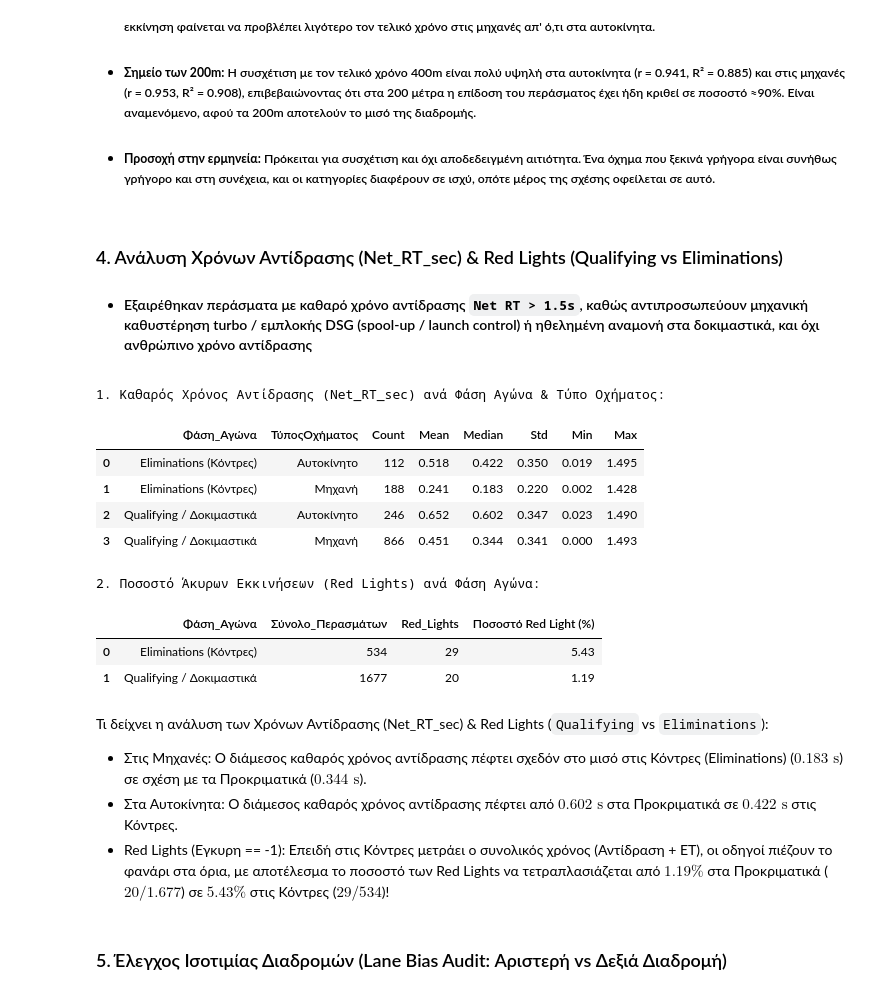
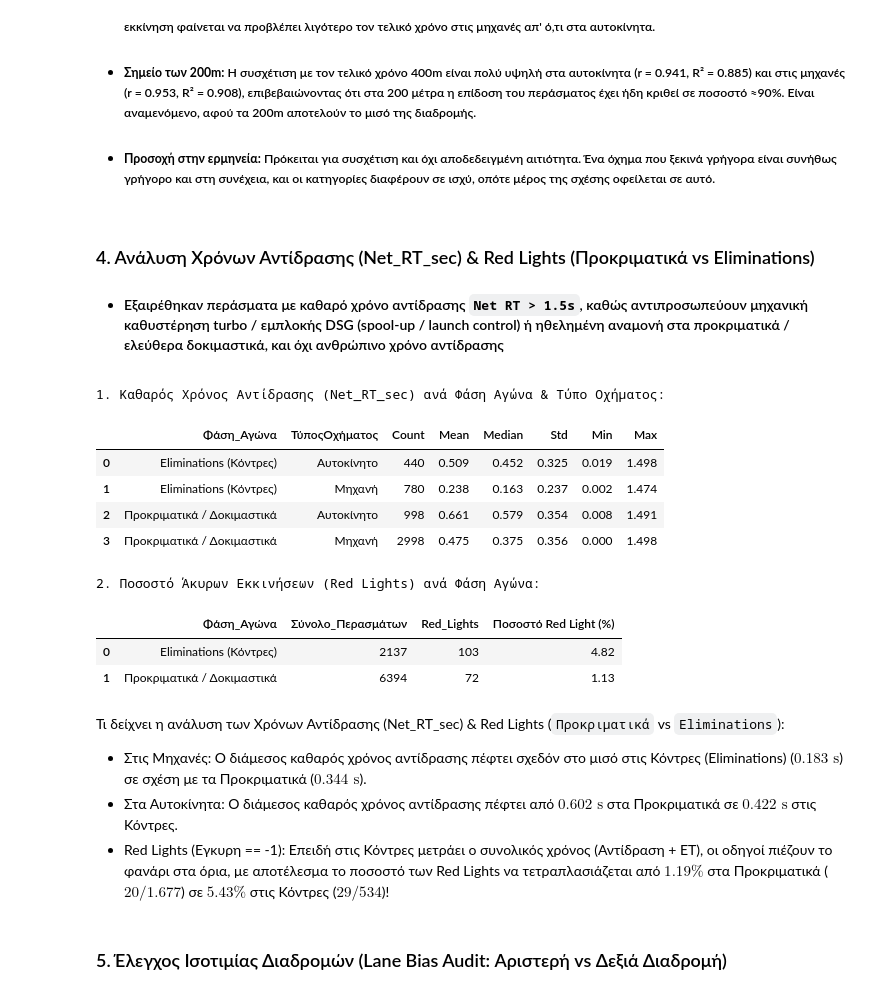
Before and after one commit to zcamp23/LENOE_stats, a Jupyter notebook: notebooks/03_performance_and_track_analysis.ipynb, the cells around one changed output. Saved outputs shown, nothing was run; the diff lists cells and outputs as text; code cells hidden in the pictures.

Commit message:
complete notebook 03, outputs & conclusions are not finalized: they changed due to addition of more years (2023-2026)

```diff
--- a/notebooks/03_performance_and_track_analysis.ipynb
+++ b/notebooks/03_performance_and_track_analysis.ipynb
@@ -2,7 +2,7 @@
 ### 1. Φόρτωση Καθαρών Περασμάτων & Προετοιμασία Μεταβλητών
 # %%
 # Φόρτωση του clean_results.csv, φιλτράρισμα των καθαρών περασμάτων (Is_Clean_Pass == True)
-# και δημιουργία ετικετών για τη Διαδρομή (Αριστερή / Δεξιά) και τη Φάση Αγώνα (Qualifying vs Eliminations).
+# και δημιουργία ετικετών για τη Διαδρομή (Αριστερή / Δεξιά) και τη Φάση Αγώνα (Προκριματικά vs Eliminations).
 
 import os
 import pandas as pd
@@ -19,15 +19,18 @@ FIGURES_DIR = os.path.join("..", "outputs", "figures")
 os.makedirs(FIGURES_DIR, exist_ok=True)
 
 results = pd.read_csv(os.path.join(PROCESSED_DIR, "clean_results.csv"))
+# Εξαίρεση των Φορτηγών από το dataset (έχουν ελάχιστα περάσματα) --> γιαυτό το Σύνολο Καθαρών Περασμάτων θα είναι λίγο λιγότερα από αυτά που βγάζει το notebook_01!
+results = results[results['ΤύποςΟχήματος'] != 'Φορτηγό'].copy()
+
 clean = results[results['Is_Clean_Pass'] == True].copy()
 
 # Αντιστοίχιση ονομάτων Διαδρομής (1 = Αριστερή, 2 = Δεξιά) και Φάσης Αγώνα
 clean['Διαδρομή_Όνομα'] = clean['Διαδρομή'].map({1: 'Αριστερή (Lane 1)', 2: 'Δεξιά (Lane 2)'})
-# Αν η ΠεριγραφήΚατάταξης == 'Με Συνολικό Χρόνο' τότε είμαστε σε κόντρες (μετράει και το reaction time), αλλιώς είμαστε σε προκριματικά ή δοκιμαστικά (ΠεριγραφήΚατάταξης == 'Με χρόνο τερματισμού' ή 'Με διαφορά δηλωτού χρόνου')
+# Αν η ΠεριγραφήΚατάταξης == 'Με Συνολικό Χρόνο' τότε είμαστε σε κόντρες (μετράει και το reaction time), αλλιώς είμαστε σε προκριματικά ή ελεύθερα δοκιμαστικά (ΠεριγραφήΚατάταξης == 'Με χρόνο τερματισμού' ή 'Με διαφορά δηλωτού χρόνου')
 clean['Φάση_Αγώνα'] = np.where(
     clean['ΠεριγραφήΚατάταξης'] == 'Με Συνολικό Χρόνο',
     'Eliminations (Κόντρες)',
-    'Qualifying / Δοκιμαστικά'
+    'Προκριματικά / Δοκιμαστικά' # Δοκιμαστικά = ΕΛΕΥΘΕΡΑ ΔΟΚΙΜΑΣΤΙΚΑ
 )
 
 clean_400 = clean[(clean['Απόσταση_Κατηγορίας_m'] == 400) & (clean['Χρόνος200_sec'] > 0)].copy() # βγάζω τα περάσματα που δεν έχουν χρόνο στα 200 γιατί μετά υπολογίζω BackHalf 200-400m
@@ -123,57 +126,57 @@ display(reg_df)
 - ##### **Σημείο των 200m:** Η συσχέτιση με τον τελικό χρόνο 400m είναι πολύ υψηλή στα αυτοκίνητα (r = 0.941, R² = 0.885) και στις μηχανές (r = 0.953, R² = 0.908), επιβεβαιώνοντας ότι στα 200 μέτρα η επίδοση του περάσματος έχει ήδη κριθεί σε ποσοστό ≈90%. Είναι αναμενόμενο, αφού τα 200m αποτελούν το μισό της διαδρομής.
 - ##### **Προσοχή στην ερμηνεία:** Πρόκειται για συσχέτιση και όχι αποδεδειγμένη αιτιότητα. Ένα όχημα που ξεκινά γρήγορα είναι συνήθως γρήγορο και στη συνέχεια, και οι κατηγορίες διαφέρουν σε ισχύ, οπότε μέρος της σχέσης οφείλεται σε αυτό.
 # %% [markdown]
-### 4. Ανάλυση Χρόνων Αντίδρασης (Net_RT_sec) & Red Lights (Qualifying vs Eliminations)
-- #### Εξαιρέθηκαν περάσματα με καθαρό χρόνο αντίδρασης `Net RT > 1.5s`, καθώς αντιπροσωπεύουν μηχανική καθυστέρηση turbo / εμπλοκής DSG (spool-up / launch control) ή ηθελημένη αναμονή στα δοκιμαστικά, και όχι ανθρώπινο χρόνο αντίδρασης
+### 4. Ανάλυση Χρόνων Αντίδρασης (Net_RT_sec) & Red Lights (Προκριματικά vs Eliminations)
+- #### Εξαιρέθηκαν περάσματα με καθαρό χρόνο αντίδρασης `Net RT > 1.5s`, καθώς αντιπροσωπεύουν μηχανική καθυστέρηση turbo / εμπλοκής DSG (spool-up / launch control) ή ηθελημένη αναμονή στα προκριματικά / ελεύθερα δοκιμαστικά, και όχι ανθρώπινο χρόνο αντίδρασης
 # %%
 # Ανάλυση του Καθαρού Χρόνου Αντίδρασης (Net_RT_sec = ΧρόνοςΑντίδρασης_sec - 0.400)
 # και του ποσοστού Άκυρων Εκκινήσεων (Red Lights / Εγκυρη == -1) ανάμεσα στα Προκριματικά
-# (Qualifying / Δοκιμαστικά) και τις Κόντρες (Eliminations).
+# (Προκριματικά / Δοκιμαστικά) και τις Κόντρες (Eliminations).
 
 # 1. Στατιστικά Καθαρού Χρόνου Αντίδρασης (έγκυρες αντιδράσεις 0.000s έως 1.500s)
-    # ΔΕΝ ΠΡΕΠΕΙ να συμπεριλάβω και τα DSG/Turbo αυτοκίνητα που χρειάζονται παραπάνω δευτερόλεπτα πριν πάρουν εκκίνηση για να χτίσουν πίεση γιατί ΧΑΝΕΤΑΙ ΤΟ ΝΟΗΜΑ της ανάλυσης!
+    # ΔΕΝ ΠΡΕΠΕΙ να συμπεριλάβω και τα DSG/Turbo αυτοκίνητα που χρειάζονται παραπάνω δευτερόλεπτα πριν πάρουν εκκίνηση για να χτίσουν πίεση, γιατί ΧΑΝΕΤΑΙ ΤΟ ΝΟΗΜΑ της ανάλυσης!
 rt_clean = clean[clean['Net_RT_sec'].between(0.0, 1.5)].copy()
 
 rt_summary = (
     rt_clean.groupby(['Φάση_Αγώνα', 'ΤύποςΟχήματος'])['Net_RT_sec']
     .agg(Count='count', Mean='mean', Median='median', Std='std', Min='min', Max='max')
     .round(3)
     .reset_index()
 )
 print("1. Καθαρός Χρόνος Αντίδρασης (Net_RT_sec) ανά Φάση Αγώνα & Τύπο Οχήματος:")
 display(rt_summary)
 
 # 2. Συχνότητα Άκυρων Εκκινήσεων (Red Lights: Εγκυρη == -1) ανά Φάση Αγώνα
 champ_runs = results[(results['ΠΙΣΤΑ'] != 'ΔΟΚΙΜΕΣ') & (results['ααΣυμμετοχής'] > 0)].copy()
 champ_runs['Φάση_Αγώνα'] = np.where(
     champ_runs['ΠεριγραφήΚατάταξης'] == 'Με Συνολικό Χρόνο',
     'Eliminations (Κόντρες)',
-    'Qualifying / Δοκιμαστικά'
+    'Προκριματικά / Δοκιμαστικά'
 )
 
 rl_summary = champ_runs.groupby('Φάση_Αγώνα').agg(
     Σύνολο_Περασμάτων=('ααΕπίδοσης', 'count'),
     Red_Lights=('Εγκυρη', lambda s: (s == -1).sum())
 ).reset_index()
 rl_summary['Ποσοστό Red Light (%)'] = (
     rl_summary['Red_Lights'] / rl_summary['Σύνολο_Περασμάτων'] * 100
 ).round(2)
 
 print("\n2. Ποσοστό Άκυρων Εκκινήσεων (Red Lights) ανά Φάση Αγώνα:")
 display(rl_summary)
 # %% [output]
 1. Καθαρός Χρόνος Αντίδρασης (Net_RT_sec) ανά Φάση Αγώνα & Τύπο Οχήματος:
 |  | Φάση_Αγώνα | ΤύποςΟχήματος | Count | Mean | Median | Std | Min | Max |
-| 0 | Eliminations (Κόντρες) | Αυτοκίνητο | 112 | 0.518 | 0.422 | 0.350 | 0.019 | 1.495 |
-| 1 | Eliminations (Κόντρες) | Μηχανή | 188 | 0.241 | 0.183 | 0.220 | 0.002 | 1.428 |
-| 2 | Qualifying / Δοκιμαστικά | Αυτοκίνητο | 246 | 0.652 | 0.602 | 0.347 | 0.023 | 1.490 |
-| 3 | Qualifying / Δοκιμαστικά | Μηχανή | 866 | 0.451 | 0.344 | 0.341 | 0.000 | 1.493 |
+| 0 | Eliminations (Κόντρες) | Αυτοκίνητο | 440 | 0.509 | 0.452 | 0.325 | 0.019 | 1.498 |
+| 1 | Eliminations (Κόντρες) | Μηχανή | 780 | 0.238 | 0.163 | 0.237 | 0.002 | 1.474 |
+| 2 | Προκριματικά / Δοκιμαστικά | Αυτοκίνητο | 998 | 0.661 | 0.579 | 0.354 | 0.008 | 1.491 |
+| 3 | Προκριματικά / Δοκιμαστικά | Μηχανή | 2998 | 0.475 | 0.375 | 0.356 | 0.000 | 1.498 |
 2. Ποσοστό Άκυρων Εκκινήσεων (Red Lights) ανά Φάση Αγώνα:
 |  | Φάση_Αγώνα | Σύνολο_Περασμάτων | Red_Lights | Ποσοστό Red Light (%) |
-| 0 | Eliminations (Κόντρες) | 534 | 29 | 5.43 |
-| 1 | Qualifying / Δοκιμαστικά | 1677 | 20 | 1.19 |
+| 0 | Eliminations (Κόντρες) | 2137 | 103 | 4.82 |
+| 1 | Προκριματικά / Δοκιμαστικά | 6394 | 72 | 1.13 |
 # %% [markdown]
-Τι δείχνει η ανάλυση των Χρόνων Αντίδρασης (Net_RT_sec) & Red Lights (`Qualifying` vs `Eliminations`):
+Τι δείχνει η ανάλυση των Χρόνων Αντίδρασης (Net_RT_sec) & Red Lights (`Προκριματικά` vs `Eliminations`):
 - Στις Μηχανές: Ο διάμεσος καθαρός χρόνος αντίδρασης πέφτει σχεδόν στο μισό στις Κόντρες (Eliminations) ($0.183\text{ s}$) σε σχέση με τα Προκριματικά ($0.344\text{ s}$).
 - Στα Αυτοκίνητα: Ο διάμεσος καθαρός χρόνος αντίδρασης πέφτει από $0.602\text{ s}$ στα Προκριματικά σε $0.422\text{ s}$ στις Κόντρες.
 - Red Lights (Εγκυρη == -1): Επειδή στις Κόντρες μετράει ο συνολικός χρόνος (Αντίδραση + ET), οι οδηγοί πιέζουν το φανάρι στα όρια, με αποτέλεσμα το ποσοστό των Red Lights να τετραπλασιάζεται από $1.19\%$ στα Προκριματικά ($20 / 1.677$) σε $5.43\%$ στις Κόντρες ($29 / 534$)!
```
Also changed, not shown: parts of 7 cells of this notebook, 5 other files.
